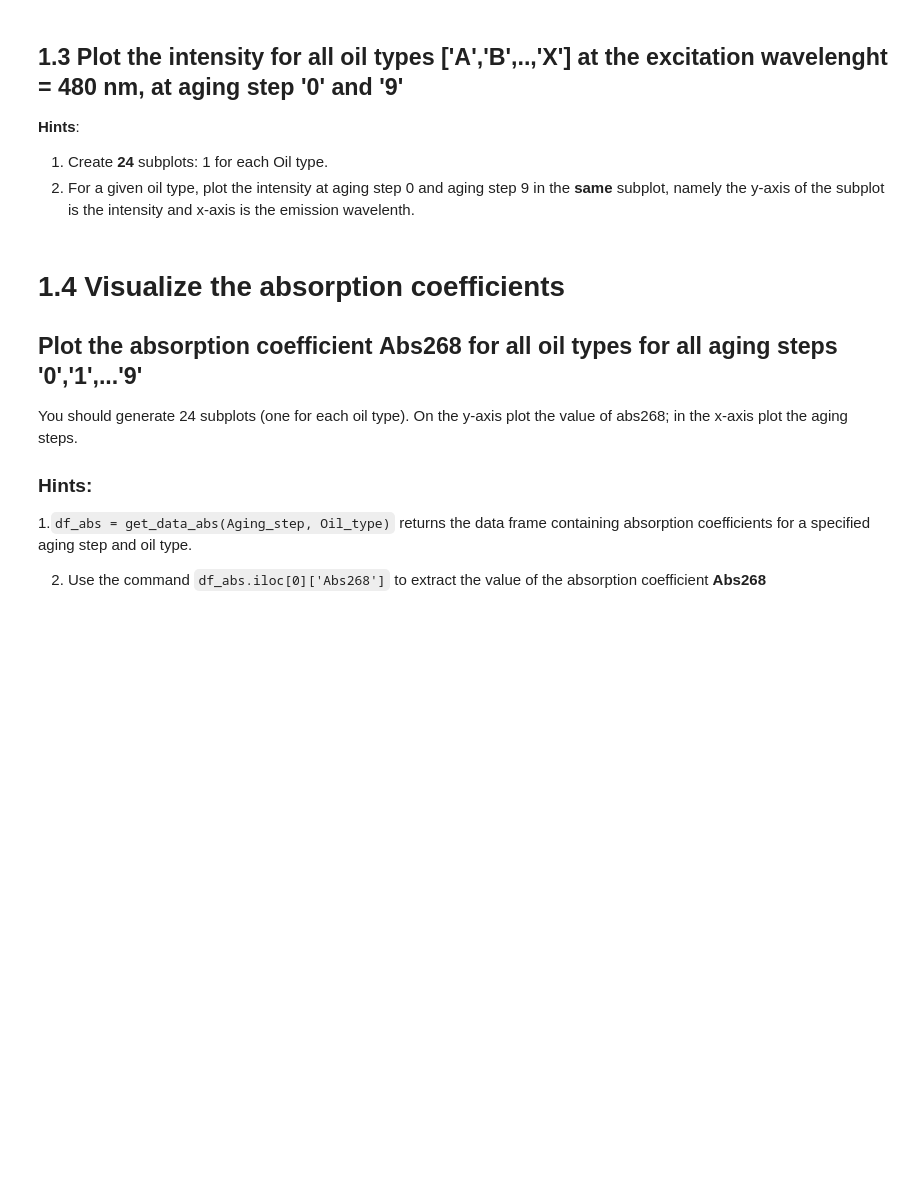
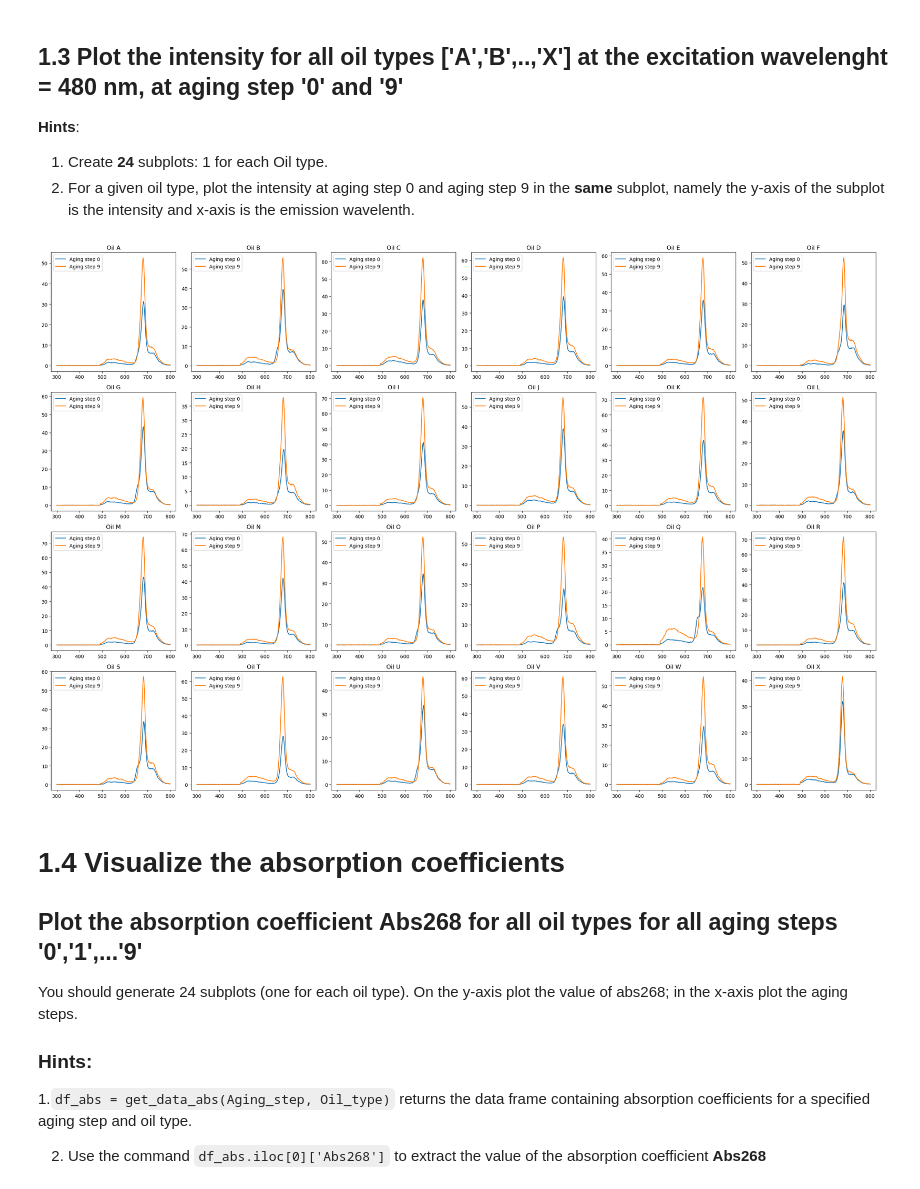
Before and after one commit to slymachenko/olive-oil-quality-prediction, a Jupyter notebook: main.ipynb, the cells around one changed output. Drawn from its saved outputs; the diff is of its cells as text; code cells hidden in the pictures; blank space fills up the shorter version.

```diff
--- a/main.ipynb
+++ b/main.ipynb
@@ -286,8 +300,25 @@ We expect a plot like:
 1. Create **24** subplots: 1 for each Oil type.
 2. For a given oil type, plot the intensity at aging step 0 and aging step 9 in the **same** subplot, namely the y-axis of the subplot is the intensity and x-axis is the emission wavelenth.
 # %%
-# Write your solution here
-...
+oil_types = list(string.ascii_uppercase[:24])
+aging_steps_13 = ['0', '9']
+
+fig, axes = plt.subplots(4, 6, figsize=(24, 16))    # This can be 4x6 or 6x4, choose any if you don't like this one.
+axes = axes.flatten()   # Use this to index everything literally instead of using double indexes.
+
+for i, oil in enumerate(oil_types):
+    for step in aging_steps_13:
+        eem_range, intensity = get_data_flr(step, oil)
+        emission = eem_range.iloc[:, 0].values.astype(float)
+        axes[i].plot(emission, intensity[:, idx], label=f'Aging step {step}')
+
+    axes[i].set_title(f'Oil {oil}')
+    axes[i].legend()
+
+plt.tight_layout()
+plt.show()
+# %% [output]
+[figure, added]
 # %% [markdown]
 # 1.4 Visualize the absorption coefficients
 ## Plot the absorption coefficient **Abs268** for all oil types  for all aging steps '0','1',...'9'
```
Also changed, not shown: parts of 4 cells of this notebook.
